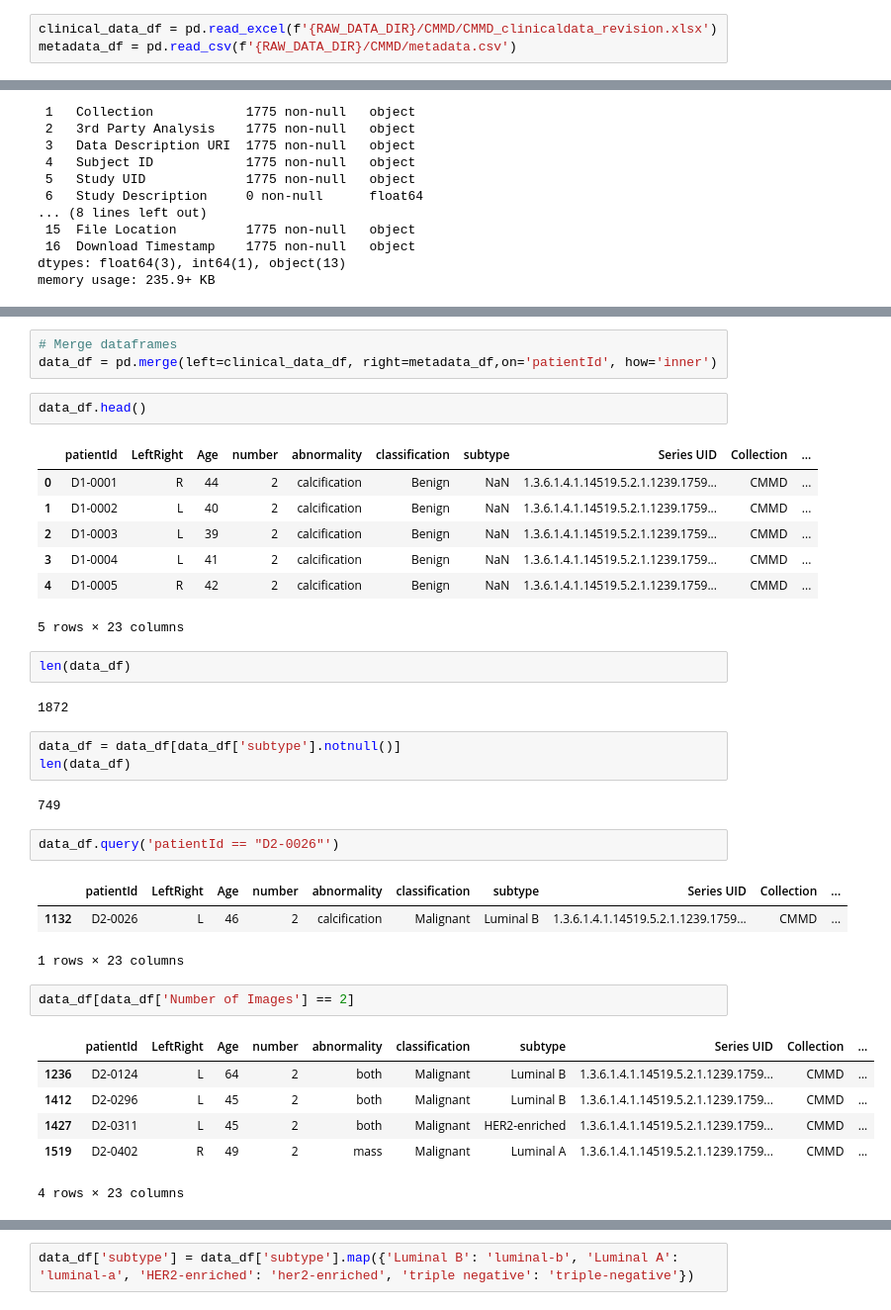
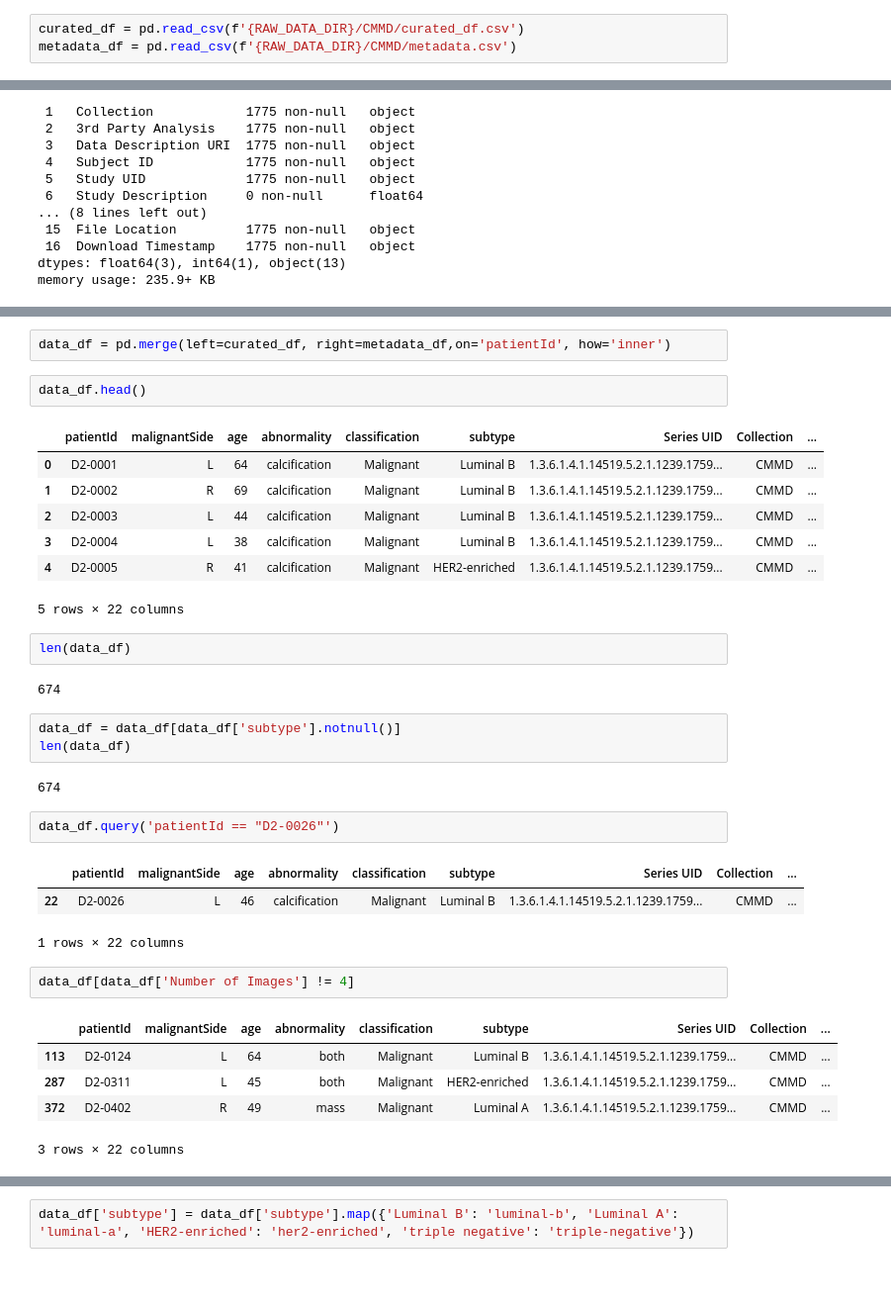
Before and after one commit to dacxjo/TFG, a Jupyter notebook: notebooks/[2]-Preprocessing.ipynb, the cells around one changed output, grey strips where cells are left out. Shown: that part at 99% size. Cells and saved outputs as stored; diff of their text form; blank space fills up the shorter version.

```diff
--- a/notebooks/[2]-Preprocessing.ipynb
+++ b/notebooks/[2]-Preprocessing.ipynb
@@ -22,7 +25,7 @@ import pydicom
 
 from config import RAW_DATA_DIR, CONVERTED_DATA_DIR, PROCESSED_DATA_DIR
 # %%
-clinical_data_df = pd.read_excel(f'{RAW_DATA_DIR}/CMMD/CMMD_clinicaldata_revision.xlsx')
+curated_df = pd.read_csv(f'{RAW_DATA_DIR}/CMMD/curated_df.csv')
 metadata_df = pd.read_csv(f'{RAW_DATA_DIR}/CMMD/metadata.csv')
 # %%
 metadata_df.head()
@@ -62,39 +64,37 @@ clinical_data_df.rename(columns={'ID1': 'patientId'}, inplace=True)
 metadata_df.rename(columns={'Subject ID': 'patientId'}, inplace=True)
 # %%
-# Merge dataframes
-data_df = pd.merge(left=clinical_data_df, right=metadata_df,on='patientId', how='inner')
+data_df = pd.merge(left=curated_df, right=metadata_df,on='patientId', how='inner')
 # %%
 data_df.head()
 # %% [output]
-|  | patientId | LeftRight | Age | number | abnormality | classification | subtype | Series UID | Collection | ... |
-| 0 | D1-0001 | R | 44 | 2 | calcification | Benign | NaN | 1.3.6.1.4.1.14519.5.2.1.1239.1759... | CMMD | ... |
-| 1 | D1-0002 | L | 40 | 2 | calcification | Benign | NaN | 1.3.6.1.4.1.14519.5.2.1.1239.1759... | CMMD | ... |
-| 2 | D1-0003 | L | 39 | 2 | calcification | Benign | NaN | 1.3.6.1.4.1.14519.5.2.1.1239.1759... | CMMD | ... |
-| 3 | D1-0004 | L | 41 | 2 | calcification | Benign | NaN | 1.3.6.1.4.1.14519.5.2.1.1239.1759... | CMMD | ... |
-| 4 | D1-0005 | R | 42 | 2 | calcification | Benign | NaN | 1.3.6.1.4.1.14519.5.2.1.1239.1759... | CMMD | ... |
+|  | patientId | malignantSide | age | abnormality | classification | subtype | Series UID | Collection | ... |
+| 0 | D2-0001 | L | 64 | calcification | Malignant | Luminal B | 1.3.6.1.4.1.14519.5.2.1.1239.1759... | CMMD | ... |
+| 1 | D2-0002 | R | 69 | calcification | Malignant | Luminal B | 1.3.6.1.4.1.14519.5.2.1.1239.1759... | CMMD | ... |
+| 2 | D2-0003 | L | 44 | calcification | Malignant | Luminal B | 1.3.6.1.4.1.14519.5.2.1.1239.1759... | CMMD | ... |
+| 3 | D2-0004 | L | 38 | calcification | Malignant | Luminal B | 1.3.6.1.4.1.14519.5.2.1.1239.1759... | CMMD | ... |
+| 4 | D2-0005 | R | 41 | calcification | Malignant | HER2-enriched | 1.3.6.1.4.1.14519.5.2.1.1239.1759... | CMMD | ... |
-5 rows × 23 columns
+5 rows × 22 columns
 # %%
 len(data_df)
 # %% [output]
-1872
+674
 # %%
 data_df = data_df[data_df['subtype'].notnull()]
 len(data_df)
 # %% [output]
-749
+674
 # %%
 data_df.query('patientId == "D2-0026"')
 # %% [output]
-|  | patientId | LeftRight | Age | number | abnormality | classification | subtype | Series UID | Collection | ... |
-| 1132 | D2-0026 | L | 46 | 2 | calcification | Malignant | Luminal B | 1.3.6.1.4.1.14519.5.2.1.1239.1759... | CMMD | ... |
+|  | patientId | malignantSide | age | abnormality | classification | subtype | Series UID | Collection | ... |
+| 22 | D2-0026 | L | 46 | calcification | Malignant | Luminal B | 1.3.6.1.4.1.14519.5.2.1.1239.1759... | CMMD | ... |
-1 rows × 23 columns
+1 rows × 22 columns
 # %%
-data_df[data_df['Number of Images'] == 2]
+data_df[data_df['Number of Images'] != 4]
 # %% [output]
-|  | patientId | LeftRight | Age | number | abnormality | classification | subtype | Series UID | Collection | ... |
-| 1236 | D2-0124 | L | 64 | 2 | both | Malignant | Luminal B | 1.3.6.1.4.1.14519.5.2.1.1239.1759... | CMMD | ... |
-| 1412 | D2-0296 | L | 45 | 2 | both | Malignant | Luminal B | 1.3.6.1.4.1.14519.5.2.1.1239.1759... | CMMD | ... |
-| 1427 | D2-0311 | L | 45 | 2 | both | Malignant | HER2-enriched | 1.3.6.1.4.1.14519.5.2.1.1239.1759... | CMMD | ... |
-| 1519 | D2-0402 | R | 49 | 2 | mass | Malignant | Luminal A | 1.3.6.1.4.1.14519.5.2.1.1239.1759... | CMMD | ... |
+|  | patientId | malignantSide | age | abnormality | classification | subtype | Series UID | Collection | ... |
+| 113 | D2-0124 | L | 64 | both | Malignant | Luminal B | 1.3.6.1.4.1.14519.5.2.1.1239.1759... | CMMD | ... |
+| 287 | D2-0311 | L | 45 | both | Malignant | HER2-enriched | 1.3.6.1.4.1.14519.5.2.1.1239.1759... | CMMD | ... |
+| 372 | D2-0402 | R | 49 | mass | Malignant | Luminal A | 1.3.6.1.4.1.14519.5.2.1.1239.1759... | CMMD | ... |
-4 rows × 23 columns
+3 rows × 22 columns
 # %%
```
Also changed, not shown: parts of 33 cells of this notebook, 6 other files.
